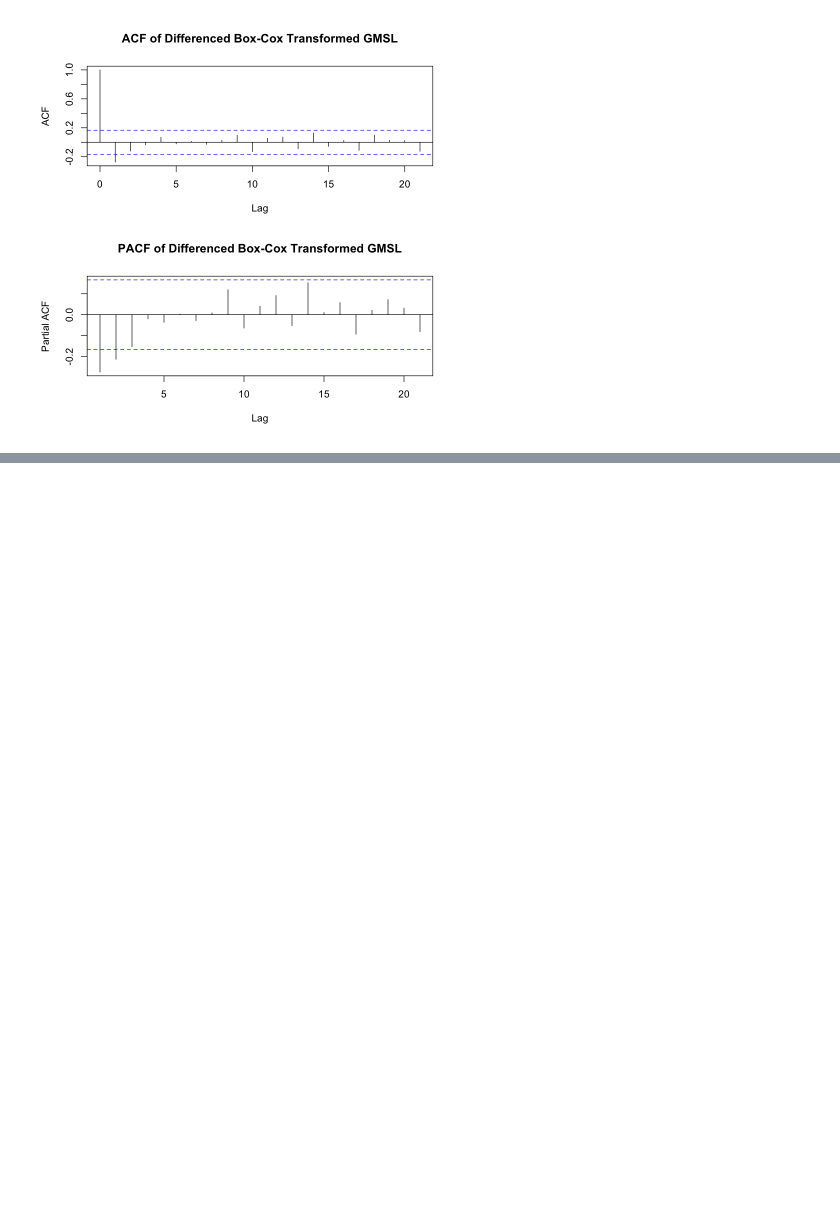
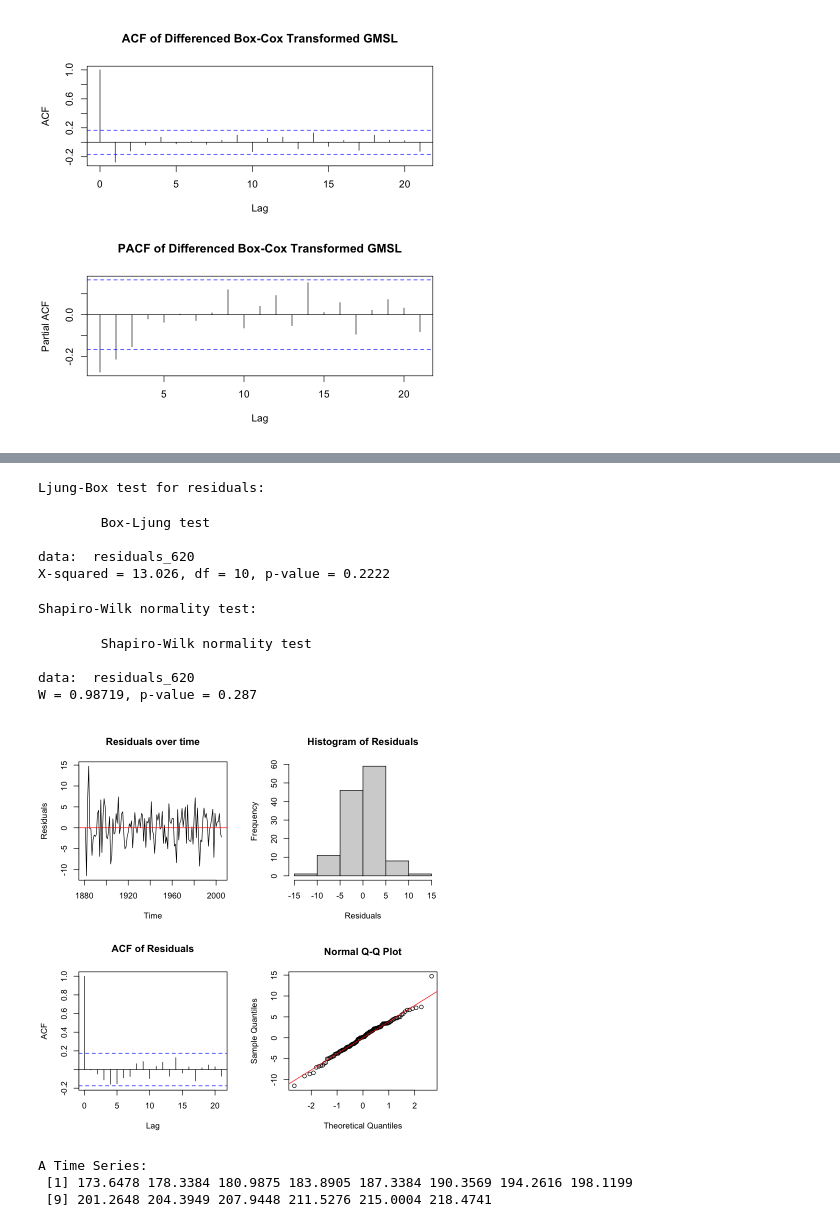
Before and after one commit to mohammed-el-amine-kichah/sea-level-time-series-project, a Jupyter notebook: sea_level.ipynb, the cells around one changed output, grey strips where cells are left out. Saved outputs shown, nothing was run; the diff lists cells and outputs as text; code cells hidden in the pictures; blank space fills up the shorter version.

```diff
--- a/sea_level.ipynb
+++ b/sea_level.ipynb
@@ -508,0 +521,46 @@ A data.frame: 2 x 2
+# %%
+# Get residuals from the ARIMA(6,2,0) model
+residuals_620 <- residuals(model_620)
+
+# Create diagnostic plots
+par(mfrow=c(2,2), bg="white")
+
+# Plot 1: Residuals over time
+plot(residuals_620, main="Residuals over time", ylab="Residuals")
+abline(h=0, col="red")
+
+# Plot 2: Histogram of residuals
+hist(residuals_620, main="Histogram of Residuals", xlab="Residuals")
+
+# Plot 3: ACF of residuals
+acf(residuals_620, main="ACF of Residuals")
+
+# Plot 4: Q-Q plot
+qqnorm(residuals_620)
+qqline(residuals_620, col="red")
+
+# Perform Ljung-Box test
+cat("\nLjung-Box test for residuals:\n")
+Box.test(residuals_620, lag=10, type="Ljung-Box")
+
+# Check for normality using Shapiro-Wilk test
+cat("\nShapiro-Wilk normality test:\n")
+shapiro.test(residuals_620)
+# %% [output]
+Ljung-Box test for residuals:
+        Box-Ljung test
+
+data:  residuals_620
+X-squared = 13.026, df = 10, p-value = 0.2222
+Shapiro-Wilk normality test:
+        Shapiro-Wilk normality test
+
+data:  residuals_620
+W = 0.98719, p-value = 0.287
+[figure, added]
+# %%
+forecasts_620_inv
+# %% [output]
+A Time Series:
+ [1] 173.6478 178.3384 180.9875 183.8905 187.3384 190.3569 194.2616 198.1199
+ [9] 201.2648 204.3949 207.9448 211.5276 215.0004 218.4741
```
Also changed, not shown: parts of 4 cells of this notebook.
